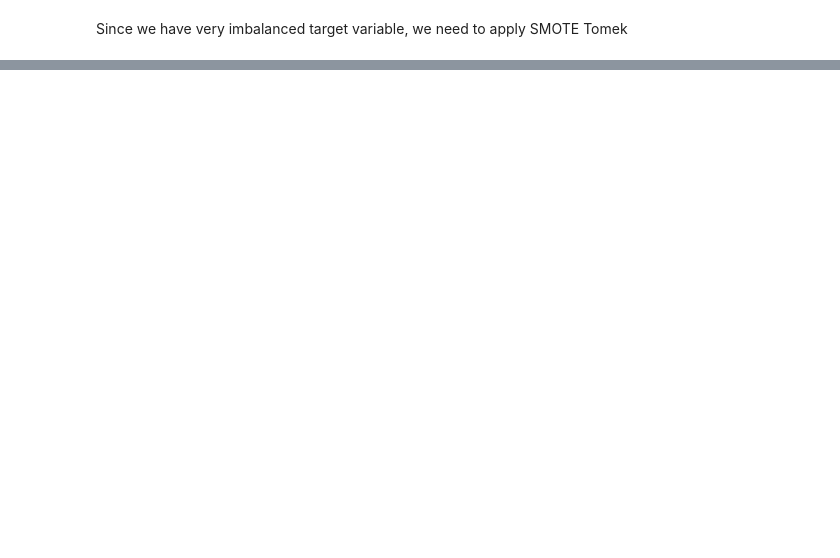
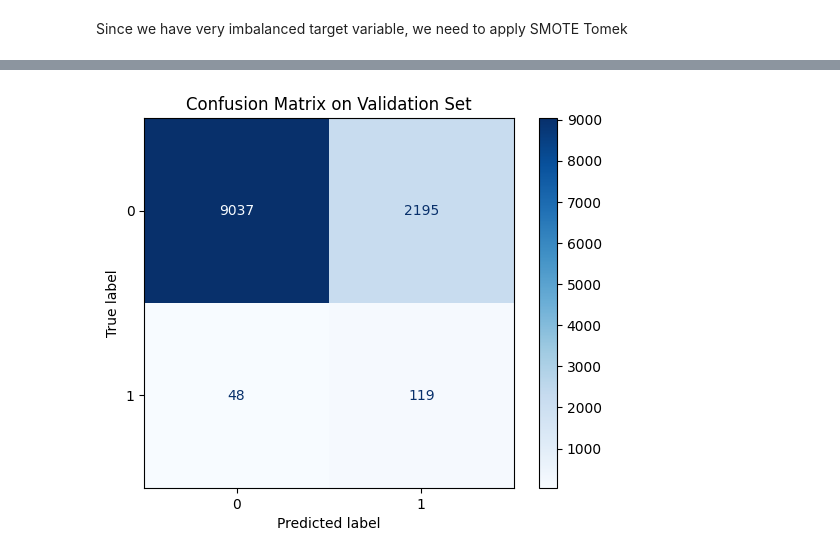
Before and after one commit to AliaksandraLabko/ML, a Jupyter notebook: SVM_final.ipynb, the cells around one changed output, grey strips where cells are left out. Drawn from its saved outputs; the diff is of its cells as text; code cells hidden in the pictures; blank space fills up the shorter version.

```diff
--- a/SVM_final.ipynb
+++ b/SVM_final.ipynb
@@ -1049,0 +884,4 @@ PR AUC (Average Precision): 0.024345288674800077
+# %%
+# --- 8. Train the SVM classifier ---
+clf = SVC(class_weight='balanced', random_state=42)
+clf.fit(X_resampled_scaled, y_resampled)
@@ -1049,0 +890,3 @@ PR AUC (Average Precision): 0.024345288674800077
+# %%
+# --- 9. Predict and evaluate on validation set ---
+y_val_pred = clf.predict(X_val_scaled)
@@ -1049,0 +908,14 @@ PR AUC (Average Precision): 0.024345288674800077
+# %%
+from sklearn.metrics import confusion_matrix, ConfusionMatrixDisplay
+import matplotlib.pyplot as pl
+
+# Compute confusion matrix
+cm = confusion_matrix(y_val, y_val_pred)
+
+# Display confusion matrix
+disp = ConfusionMatrixDisplay(confusion_matrix=cm, display_labels=clf.classes_)
+disp.plot(cmap=plt.cm.Blues)
+plt.title("Confusion Matrix on Validation Set")
+plt.show()
+# %% [output]
+[figure, added]
```
Also changed, not shown: parts of 62 cells of this notebook.
